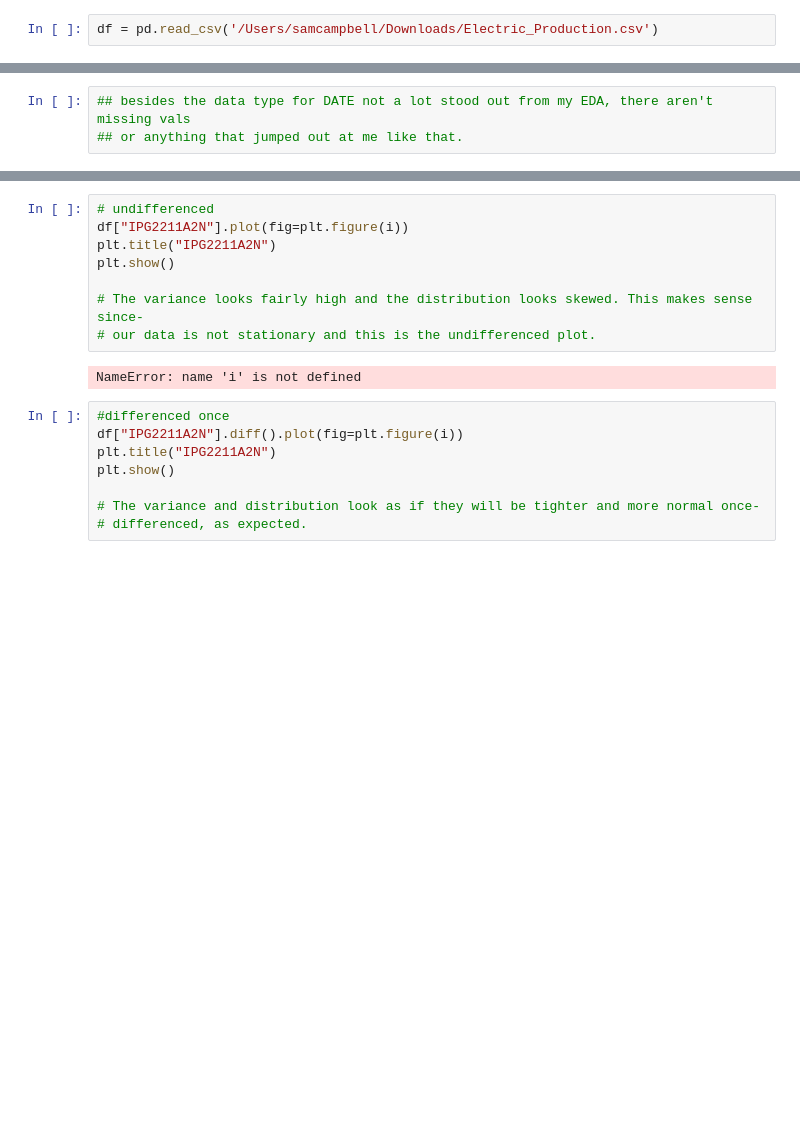
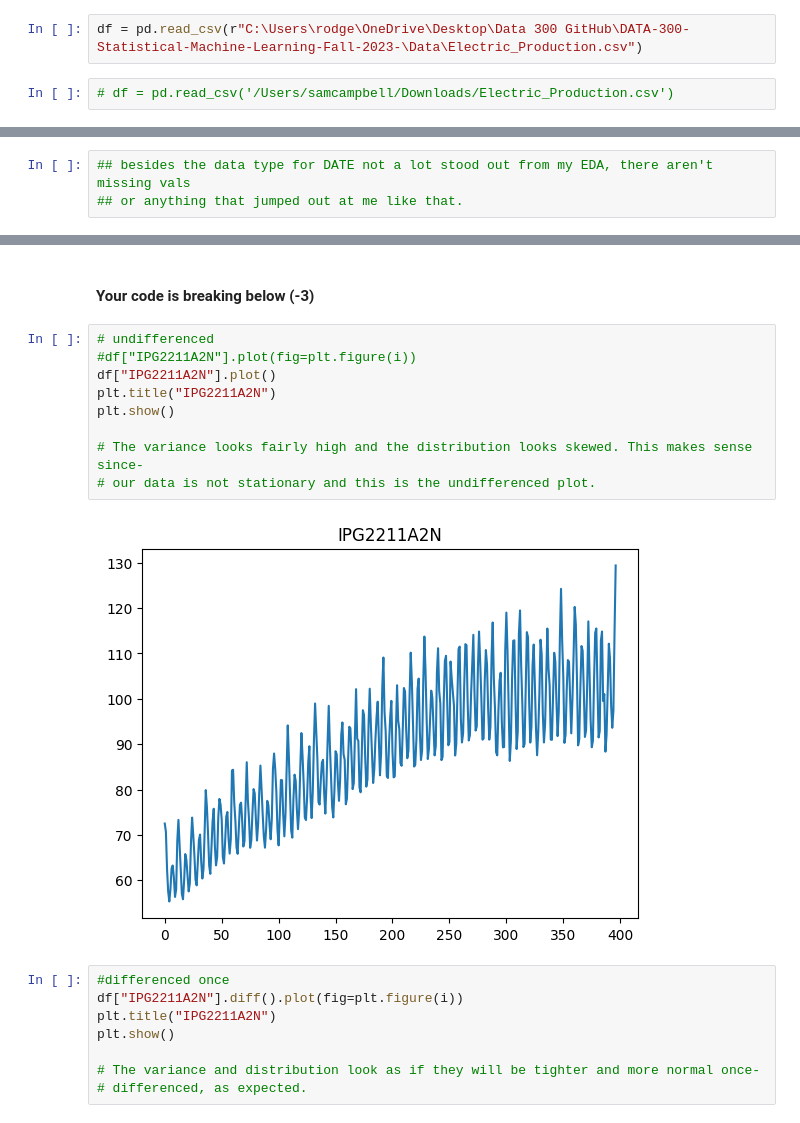
Before and after one commit to SamCampbell30/DATA-300-Statistical-Machine-Learning-Fall-2023-, a Jupyter notebook: Data 300 Homework 3 Campbell.ipynb, the cells around one changed output, grey strips where cells are left out. Saved outputs shown, nothing was run; the diff lists cells and outputs as text; blank space fills up the shorter version.

```diff
--- a/Data 300 Homework 3 Campbell.ipynb
+++ b/Data 300 Homework 3 Campbell.ipynb
@@ -75,8 +81,10 @@ from statsmodels.tsa.arima_model import ARIMA # v 0.13.5
 
 from sklearn.metrics import mean_absolute_error
 from sklearn.metrics import mean_squared_error
+# %%
+df = pd.read_csv(r"C:\Users\rodge\OneDrive\Desktop\Data 300 GitHub\DATA-300-Statistical-Machine-Learning-Fall-2023-\Data\Electric_Production.csv")
 # %%
-df = pd.read_csv('/Users/samcampbell/Downloads/Electric_Production.csv')
+# df = pd.read_csv('/Users/samcampbell/Downloads/Electric_Production.csv')
 # %%
 ### Below is some exploratory analysis ###
 # %%
@@ -177,13 +185,16 @@ look-up table. The actual p-value is smaller than the p-value returned.
+# %% [markdown]
+#### Your code is breaking below (-3)
 # %%
 # undifferenced
-df["IPG2211A2N"].plot(fig=plt.figure(i))
+#df["IPG2211A2N"].plot(fig=plt.figure(i))
+df["IPG2211A2N"].plot()
 plt.title("IPG2211A2N")
 plt.show()
 
 # The variance looks fairly high and the distribution looks skewed. This makes sense since-
 # our data is not stationary and this is the undifferenced plot.
 # %% [output]
-NameError: name 'i' is not defined
+[figure, added]
 # %%
 #differenced once
 df["IPG2211A2N"].diff().plot(fig=plt.figure(i))
```
Also changed, not shown: parts of 8 cells of this notebook.
